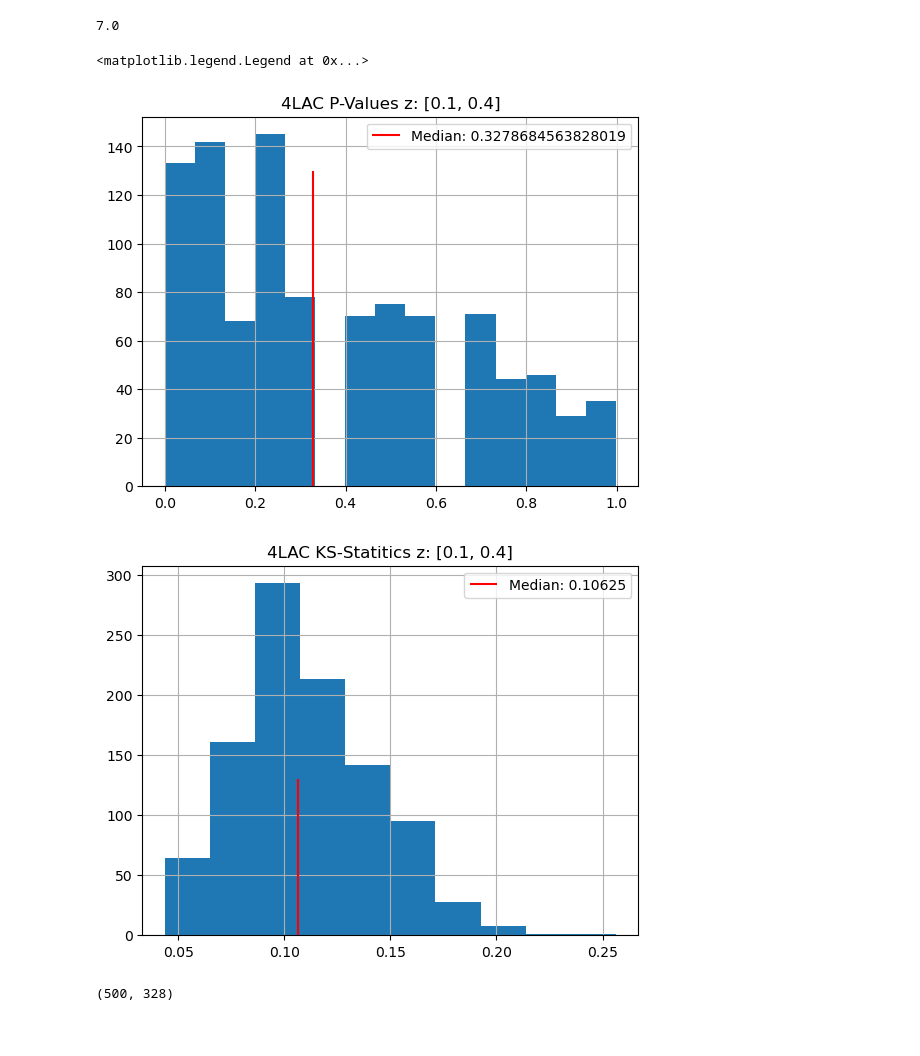
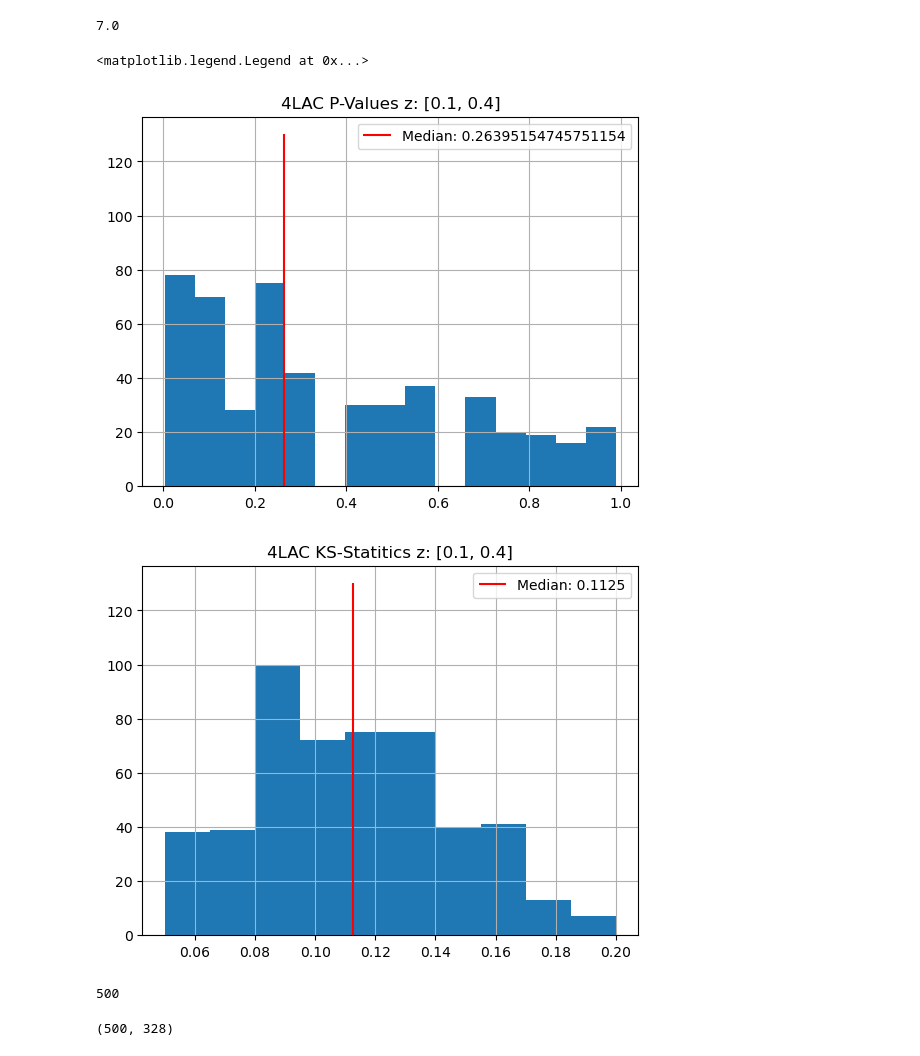
Before and after one commit to Cranberry-Juice/GRS-V, a Jupyter notebook: stat_test.ipynb, the cells around one changed output. Cells and saved outputs as stored; diff of their text form; code cells hidden in the pictures.

```diff
--- a/stat_test.ipynb
+++ b/stat_test.ipynb
@@ -2106,7 +2106,7 @@ def calc_p_and_ks(obs, mc, zbin):
     # z_filter = (obs.z < zbin[1]) & (obs.z >= zbin[0])
 
     if n_sims %1 != 0 :
-        raise Exception("uhhhh wtf")
+        raise Exception("Simulation data points is not integer multiple of observed")
 
     big_p, big_ks = [],[]
     for i in range(int(n_sims)):
@@ -2143,7 +2143,7 @@ with open('stats/simulated_data/4lac_w_voidinessRUN3_simulated_data.pkl', 'rb')
     test  = pickle.load(f)
 # %%
 
-mc_four_lac_500 = test[:328*500]
+mc_four_lac_500 = test[:328*500].copy()
 # %%
 mc_four_lac = test.Voidiness.values
 # %%
@@ -2214,27 +2214,31 @@ len(test_voidiness)/328
 7.0
 # %%
 zbin = [0.1, 0.4]
-ks, ps = calc_p_and_ks(four_lac, mc_four_lac, zbin)
+ks, ps = calc_p_and_ks(four_lac, mc_four_lac_500, zbin)
 med_p = np.median(ps)
 med_ks = np.median(ks)
 plt.vlines(med_p, 0, 130, color = 'r')
 plt.hist(ps
          , bins = 15
          )
 plt.grid()
 plt.title(f"4LAC P-Values z: {zbin}")
 plt.legend([f"Median: {med_p}"])
 
 plt.figure()
 plt.vlines(med_ks, 0, 130, color = 'r')
 plt.hist(ks)
 plt.grid()
 plt.title(f"4LAC KS-Statitics z: {zbin}")
 plt.legend([f"Median: {med_ks}"])
 # %% [output]
 <matplotlib.legend.Legend at 0x...>
-[figure, old version]
+[figure, new version]
-[figure, old version]
+[figure, new version]
+# %%
+len(ps)
+# %% [output]
+500
 # %%
 thing = []
 for i in range(500):
```
Also changed, not shown: parts of 5 cells of this notebook.
